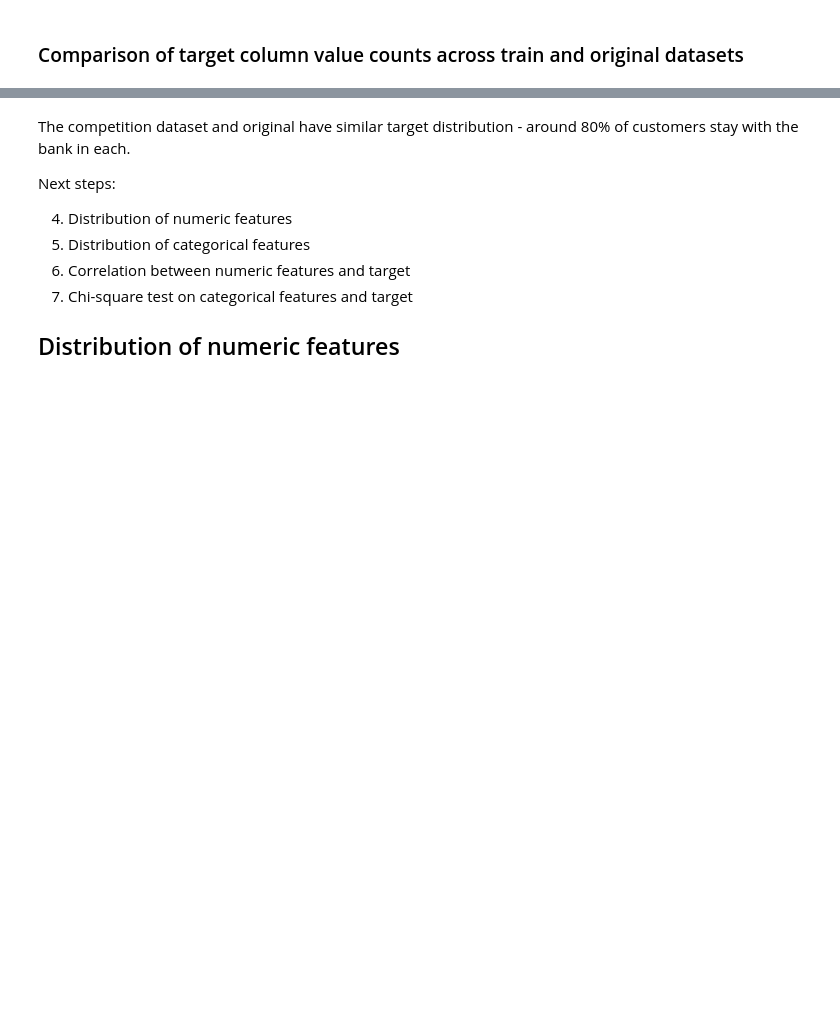
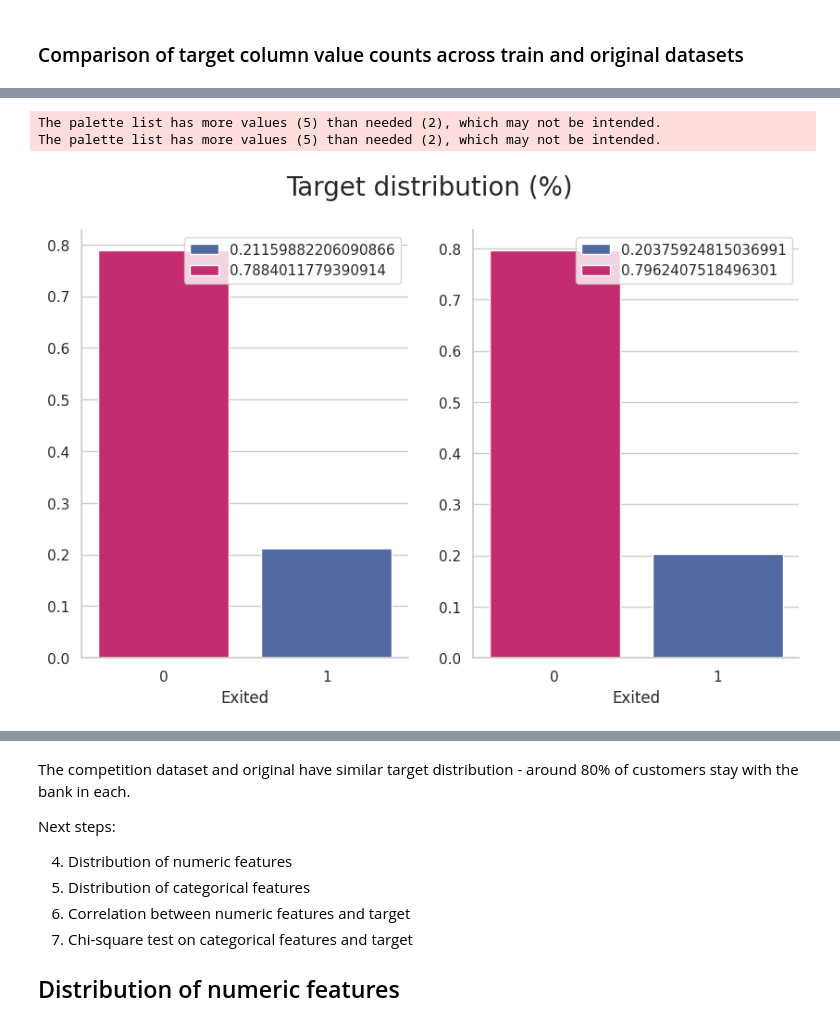
Before and after one commit to WestedCrean/kaggle-notes, a Jupyter notebook: playground-series-s4e01/eda.ipynb, the cells around one changed output, grey strips where cells are left out. Cells and saved outputs as stored; diff of their text form; code cells hidden in the pictures; blank space fills up the shorter version.

```diff
--- a/playground-series-s4e01/eda.ipynb
+++ b/playground-series-s4e01/eda.ipynb
@@ -144,21 +177,25 @@ plt.show()
 # %%
 
 total_train = len(train_df)
 total_original = len(original_df)
 
 
 train_target_pct = train_df[target_col].value_counts() / total_train
 original_target_pct = original_df[target_col].value_counts() / total_original
 
 
 fig, ax = plt.subplots(1, 2, figsize=(10, 6))
 
 sns.despine()
 
 fig.suptitle("Target distribution (%)", fontsize=20)
 
-sns.barplot(x=train_target_pct.index, y=train_target_pct.values, ax=ax[0], hue=train_target_pct.values, palette=palette, legend=False)
-sns.barplot(x=original_target_pct.index, y=original_target_pct.values, ax=ax[1], hue=original_target_pct.values, palette=palette, legend=False)
+sns.barplot(x=train_target_pct.index, y=train_target_pct.values, ax=ax[0], hue=train_target_pct.values, palette=palette)
+sns.barplot(x=original_target_pct.index, y=original_target_pct.values, ax=ax[1], hue=original_target_pct.values, palette=palette)
 plt.show()
+# %% [output]
+The palette list has more values (5) than needed (2), which may not be intended.
+The palette list has more values (5) than needed (2), which may not be intended.
+[figure, added]
 # %%
 train_df[target_col].value_counts()
```
Also changed, not shown: parts of 31 cells of this notebook.
